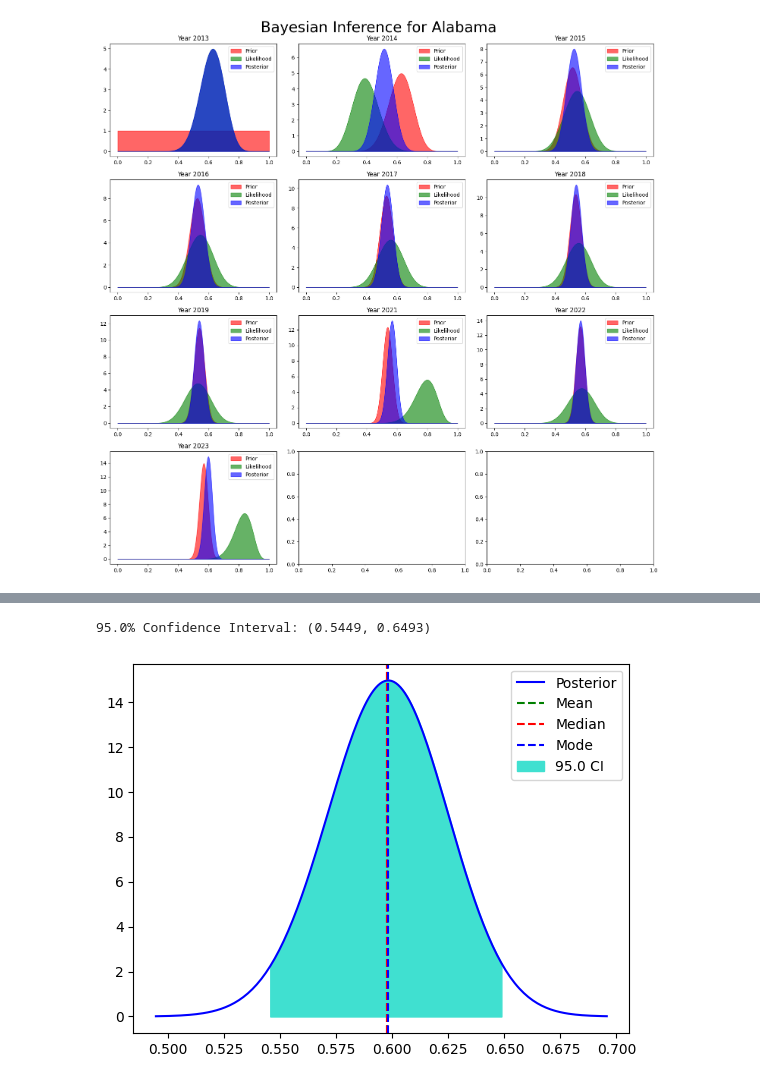
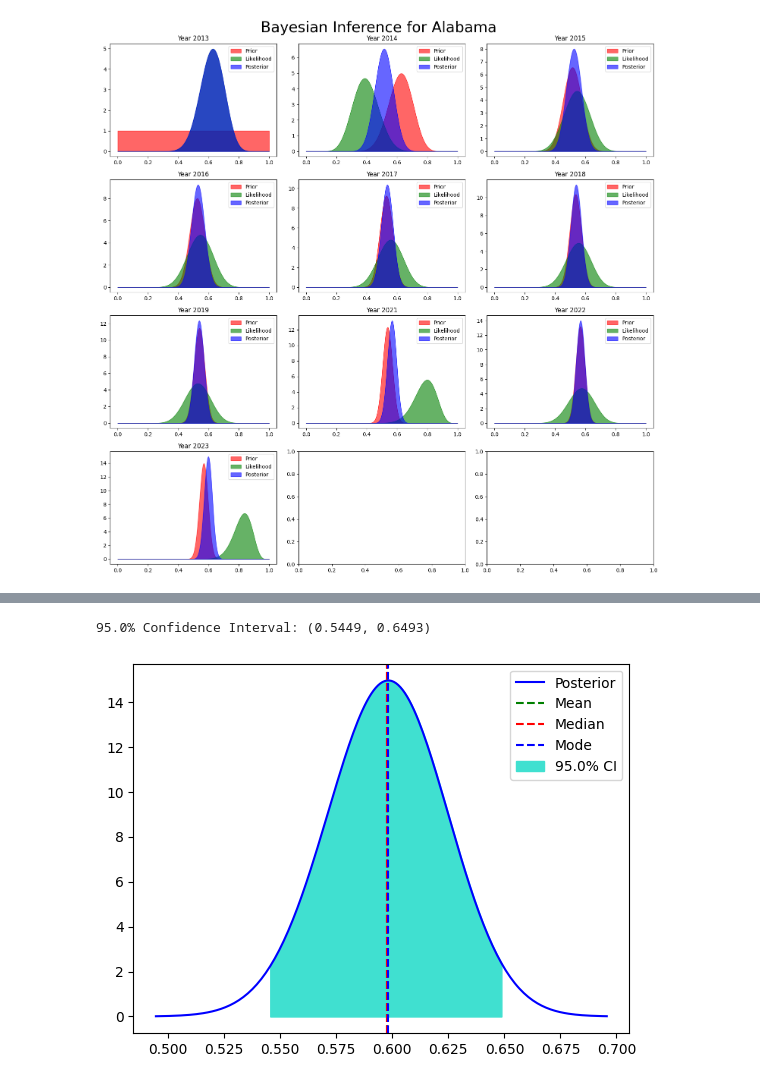
Before and after one commit to NamanChhibbar/Bayesian-Theory-Projects, a Jupyter notebook: Project1/project1.ipynb, the cells around one changed output, grey strips where cells are left out. Drawn from its saved outputs; the diff is of its cells as text; code cells hidden in the pictures.

```diff
--- a/Project1/project1.ipynb
+++ b/Project1/project1.ipynb
@@ -171,33 +192,33 @@ post_vals = st.beta.pdf(pi_grid, alpha_post, beta_post)
 filt = post_vals > 1e-2
 grid = pi_grid[filt]
 post_vals = post_vals[filt]
 
 mean = alpha_post / (alpha_post + beta_post)
 median = st.beta.ppf(.5, alpha_post, beta_post)
 mode = (alpha_post - 1) / (alpha_post + beta_post - 2)
 
 confidence = .95
 
 lower_bound = st.beta.ppf((1 - confidence) / 2, alpha_post, beta_post)
-upper_bound = st.beta.ppf(1 - (1 - confidence) / 2, alpha_post, beta_post)
+upper_bound = st.beta.ppf((1 + confidence) / 2, alpha_post, beta_post)
 ci_filt = (grid > lower_bound) & (grid < upper_bound)
 
 plt.plot(grid, post_vals, label="Posterior", color="blue")
 plt.axvline(mean, label="Mean", color="green", linestyle="--")
 plt.axvline(median, label="Median", color="red", linestyle="--")
 plt.axvline(mode, label="Mode", color="blue", linestyle="--")
 plt.fill_between(
   grid, post_vals, where=ci_filt,
-  label=f"{100 * confidence} CI", color="turquoise"
+  label=f"{100 * confidence}% CI", color="turquoise"
 )
 
 print(
   f"{100 * confidence}% Confidence Interval: "
   f"({round(lower_bound, flt_prec)}, {round(upper_bound, flt_prec)})"
 )
 
 plt.legend()
 plt.show()
 # %% [output]
 95.0% Confidence Interval: (0.5449, 0.6493)
-[figure, old version]
+[figure, new version]
```
Also changed, not shown: parts of 4 cells of this notebook.
